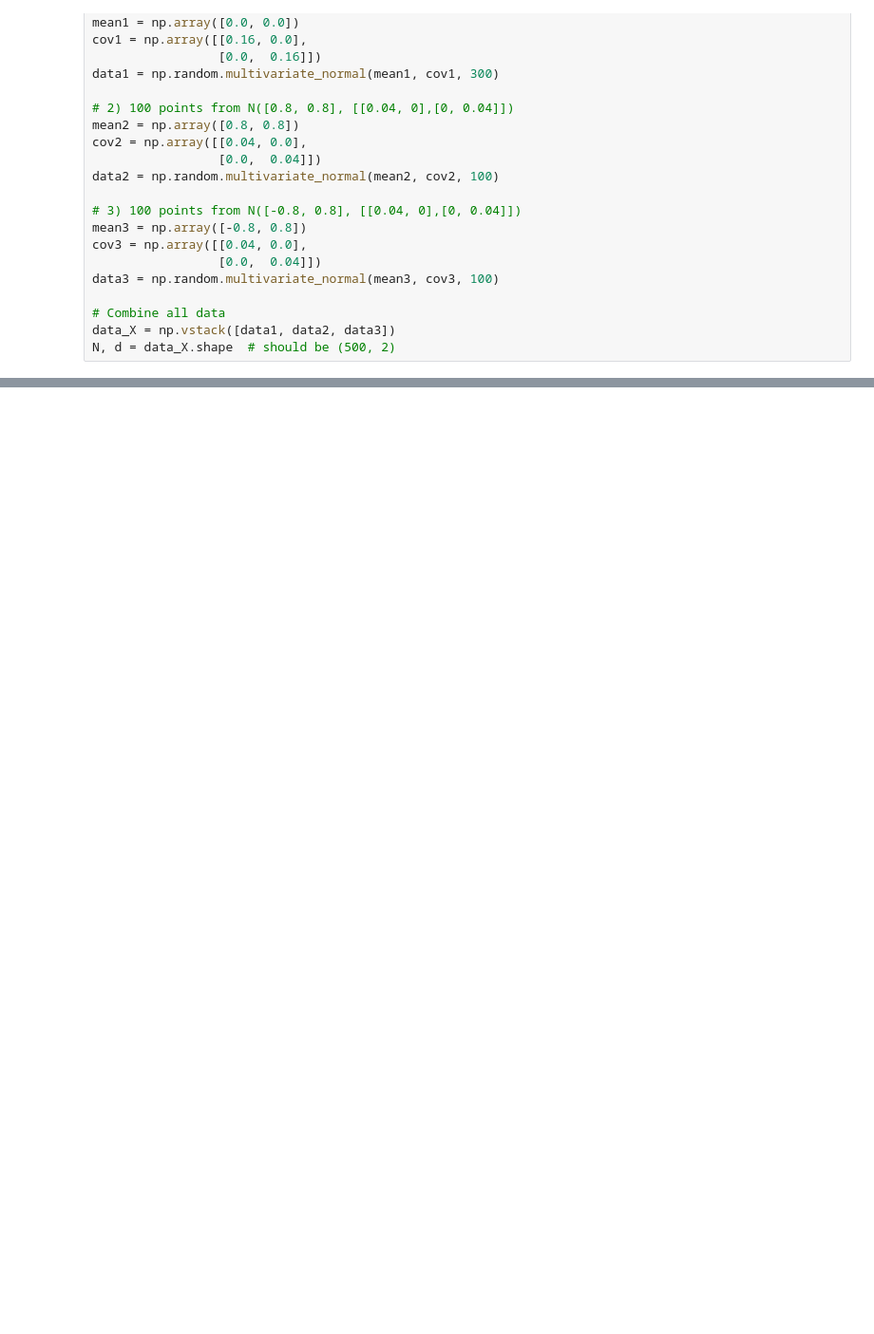
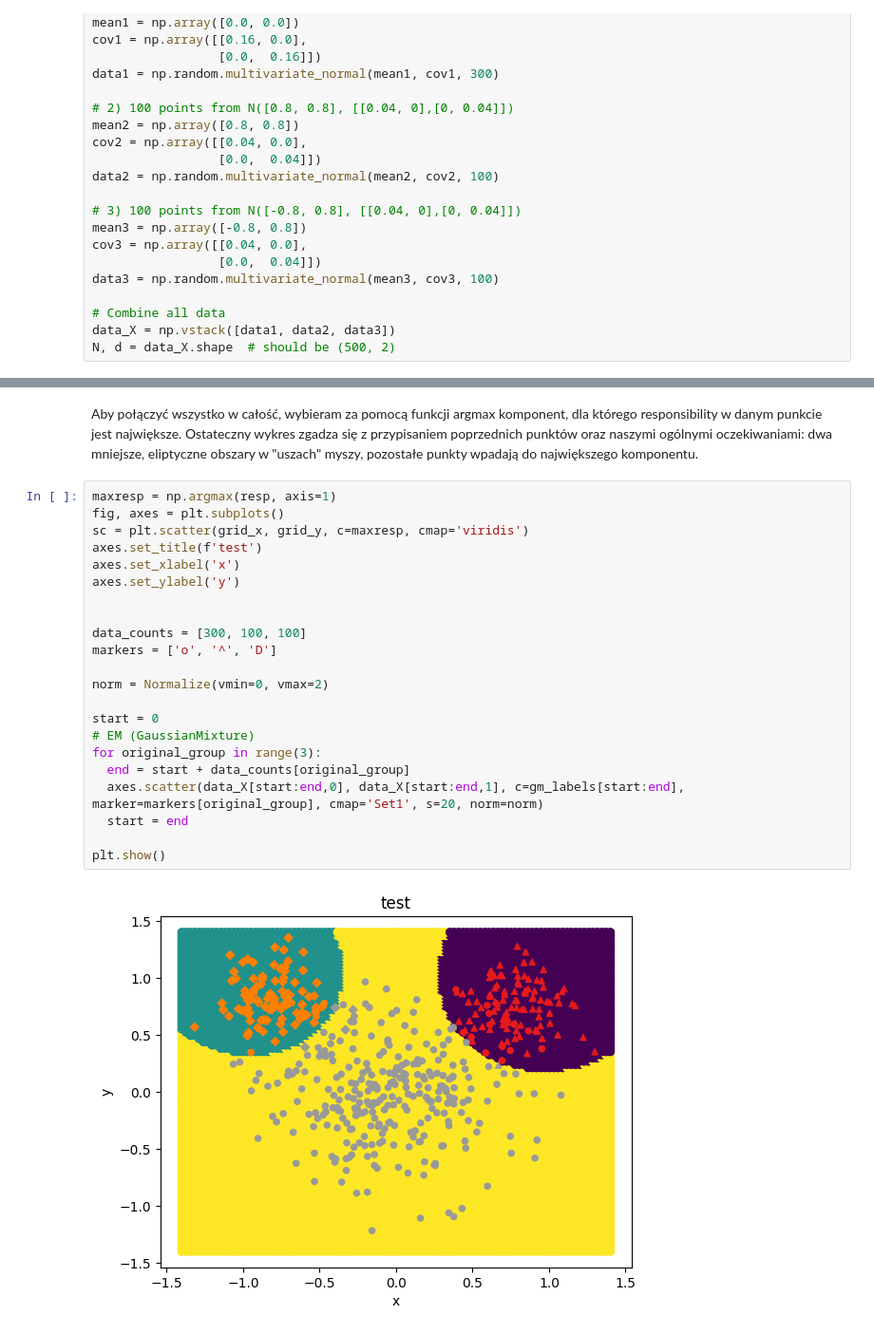
Before and after one commit to krzysztof-kar/ML2025, a Jupyter notebook: Lab02_clustering.ipynb, the cells around one changed output, grey strips where cells are left out. Shown at 95% size. Cells and saved outputs as stored; diff of their text form; blank space fills up the shorter version.

Commit message:
Utworzono za pomocą Colab

```diff
--- a/Lab02_clustering.ipynb
+++ b/Lab02_clustering.ipynb
@@ -182,0 +154,26 @@ def gaussian_pdf(x, mean, cov):
+# %% [markdown]
+Aby połączyć wszystko w całość, wybieram za pomocą funkcji argmax komponent, dla którego responsibility w danym punkcie jest największe. Ostateczny wykres zgadza się z przypisaniem poprzednich punktów oraz naszymi ogólnymi oczekiwaniami: dwa mniejsze, eliptyczne obszary w "uszach" myszy, pozostałe punkty wpadają do największego komponentu.
+# %%
+maxresp = np.argmax(resp, axis=1)
+fig, axes = plt.subplots()
+sc = plt.scatter(grid_x, grid_y, c=maxresp, cmap='viridis')
+axes.set_title(f'test')
+axes.set_xlabel('x')
+axes.set_ylabel('y')
+
+
+data_counts = [300, 100, 100]
+markers = ['o', '^', 'D']
+
+norm = Normalize(vmin=0, vmax=2)
+
+start = 0
+# EM (GaussianMixture)
+for original_group in range(3):
+  end = start + data_counts[original_group]
+  axes.scatter(data_X[start:end,0], data_X[start:end,1], c=gm_labels[start:end], marker=markers[original_group], cmap='Set1', s=20, norm=norm)
+  start = end
+
+plt.show()
+# %% [output]
+[figure, added]
```
Also changed, not shown: parts of 7 cells of this notebook.
